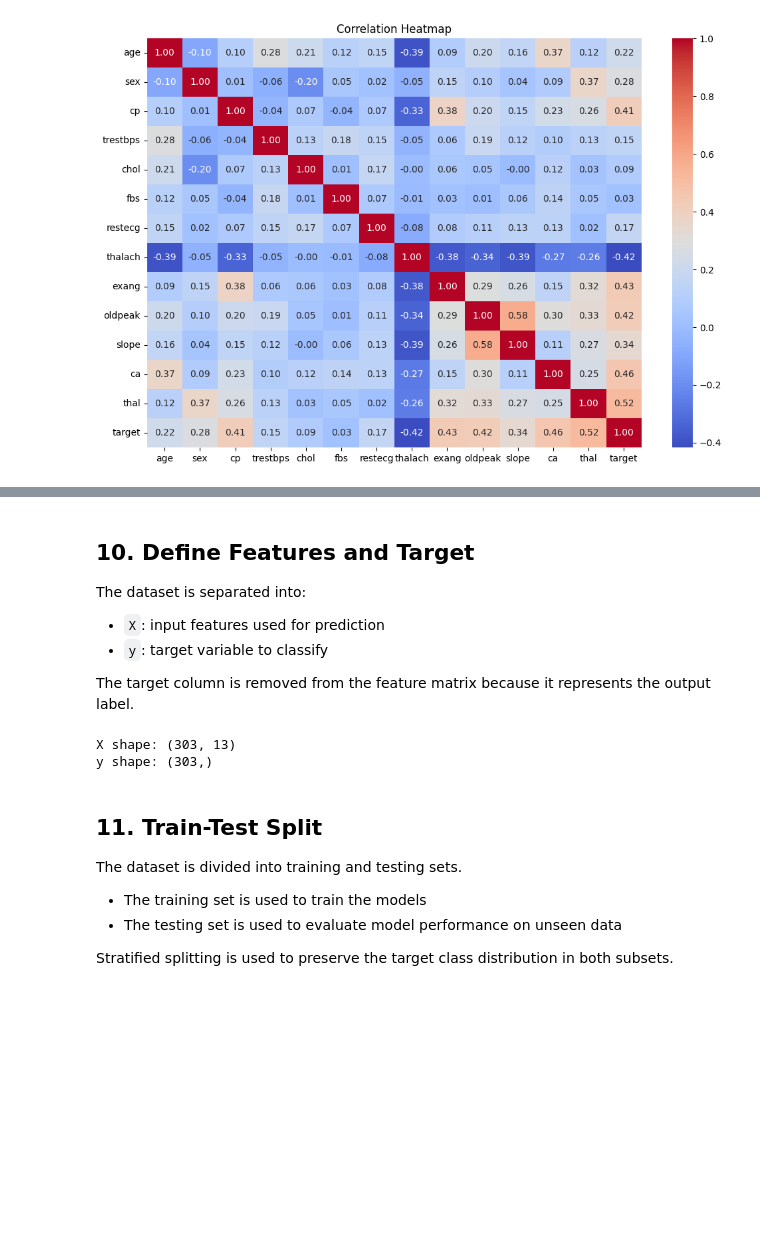
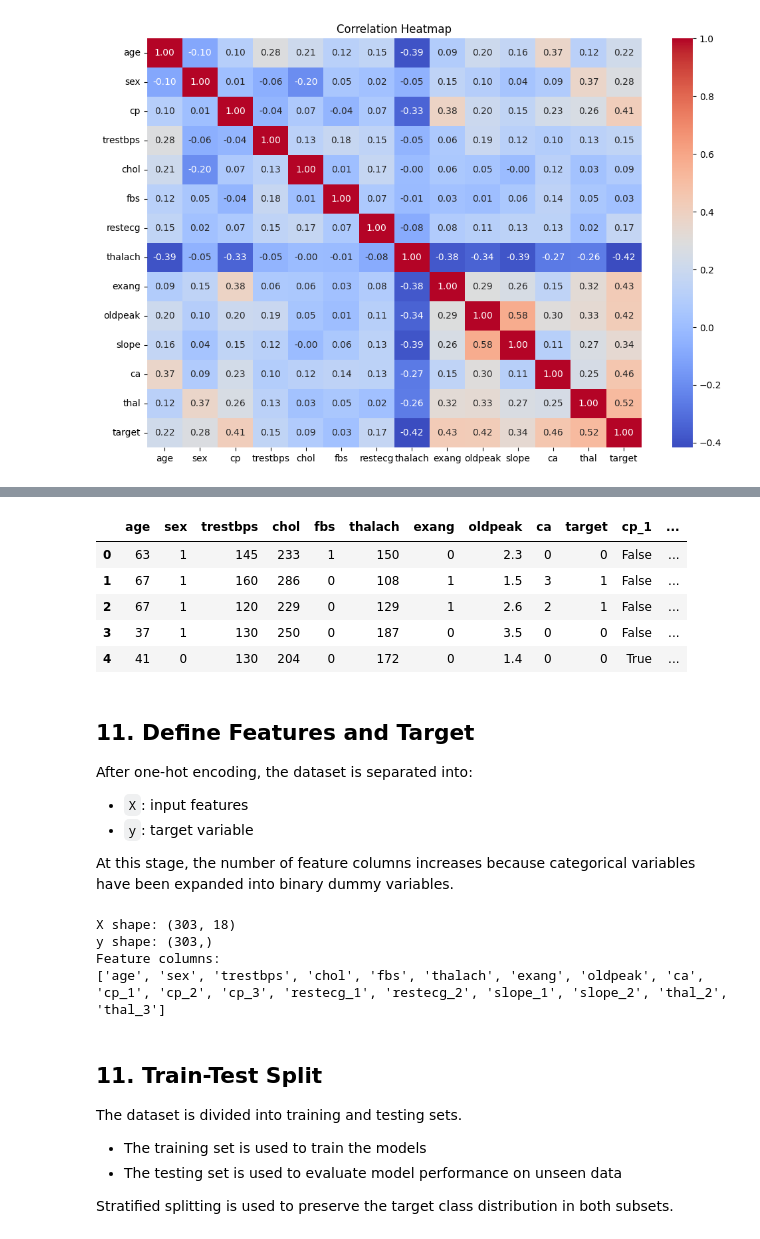
Before and after one commit to userrrcv/Data-Mining-, a Jupyter notebook: Homework1/Preprocessing/PreProcessing.ipynb, the cells around one changed output, grey strips where cells are left out. Cells and saved outputs as stored; diff of their text form; code cells hidden in the pictures; blank space fills up the shorter version.

```diff
--- a/Homework1/Preprocessing/PreProcessing.ipynb
+++ b/Homework1/Preprocessing/PreProcessing.ipynb
@@ -222,12 +239,29 @@ plt.show()
+# %%
+# Define the categorical columns that should be one-hot encoded
+categorical_cols = ["cp", "restecg", "slope", "thal"]
+
+# Apply one-hot encoding to categorical variables
+# drop_first=True avoids redundant dummy columns
+df = pd.get_dummies(df, columns=categorical_cols, drop_first=True)
+
+# Display the first rows after encoding
+df.head()
+# %% [output]
+|  | age | sex | trestbps | chol | fbs | thalach | exang | oldpeak | ca | target | cp_1 | ... |
+| 0 | 63 | 1 | 145 | 233 | 1 | 150 | 0 | 2.3 | 0 | 0 | False | ... |
+| 1 | 67 | 1 | 160 | 286 | 0 | 108 | 1 | 1.5 | 3 | 1 | False | ... |
+| 2 | 67 | 1 | 120 | 229 | 0 | 129 | 1 | 2.6 | 2 | 1 | False | ... |
+| 3 | 37 | 1 | 130 | 250 | 0 | 187 | 0 | 3.5 | 0 | 0 | False | ... |
+| 4 | 41 | 0 | 130 | 204 | 0 | 172 | 0 | 1.4 | 0 | 0 | True | ... |
 # %% [markdown]
-## 10. Define Features and Target
+## 11. Define Features and Target
 
-The dataset is separated into:
+After one-hot encoding, the dataset is separated into:
 
-- `X`: input features used for prediction
-- `y`: target variable to classify
+- `X`: input features
+- `y`: target variable
 
-The target column is removed from the feature matrix because it represents the output label.
+At this stage, the number of feature columns increases because categorical variables have been expanded into binary dummy variables.
 # %%
 # Separate input features from the target variable
 X = df.drop("target", axis=1)
@@ -240,9 +274,15 @@ print("X shape:", X.shape)
 
 # Print target vector shape
 print("y shape:", y.shape)
+
+# Show the final feature names after encoding
+print("Feature columns:")
+print(X.columns.tolist())
 # %% [output]
-X shape: (303, 13)
+X shape: (303, 18)
 y shape: (303,)
+Feature columns:
+['age', 'sex', 'trestbps', 'chol', 'fbs', 'thalach', 'exang', 'oldpeak', 'ca', 'cp_1', 'cp_2', 'cp_3', 'restecg_1', 'restecg_2', 'slope_1', 'slope_2', 'thal_2', 'thal_3']
 # %% [markdown]
 ## 11. Train-Test Split
 
```
Also changed, not shown: parts of 4 cells of this notebook, 6 other files.
